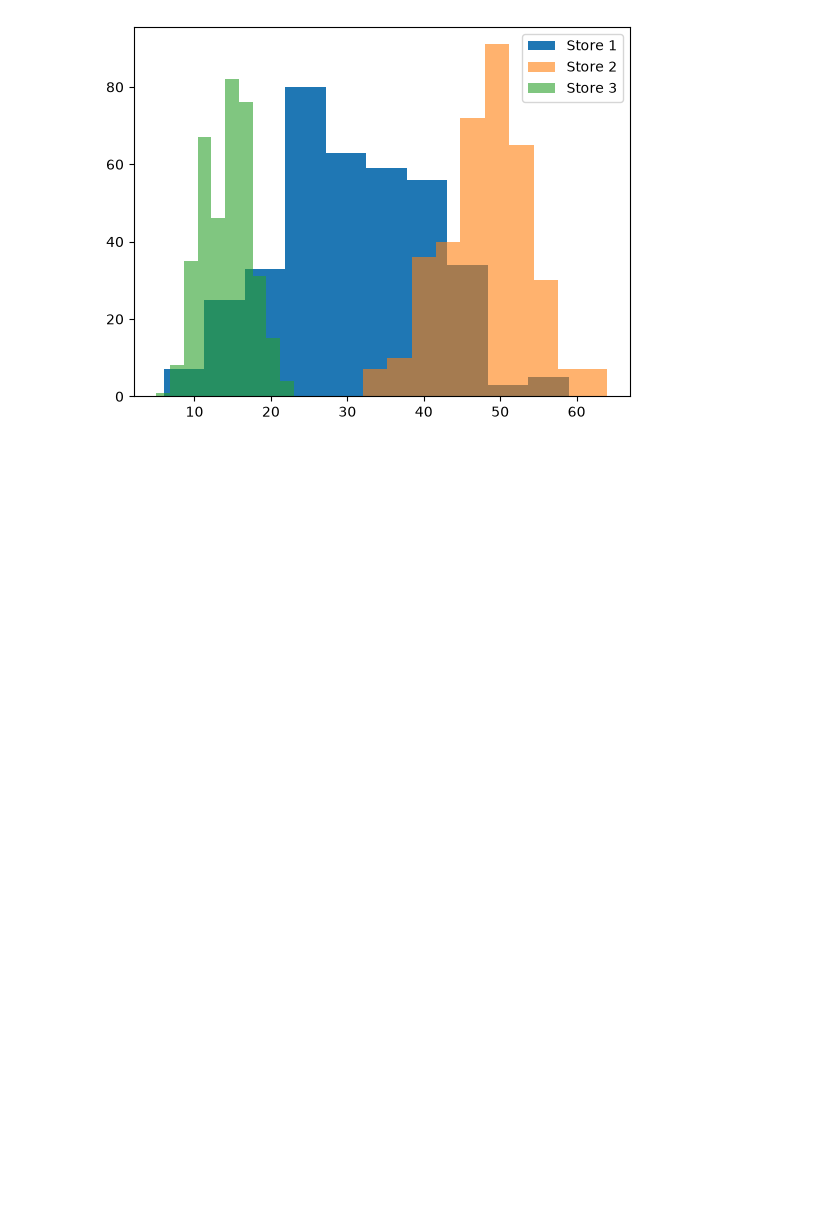
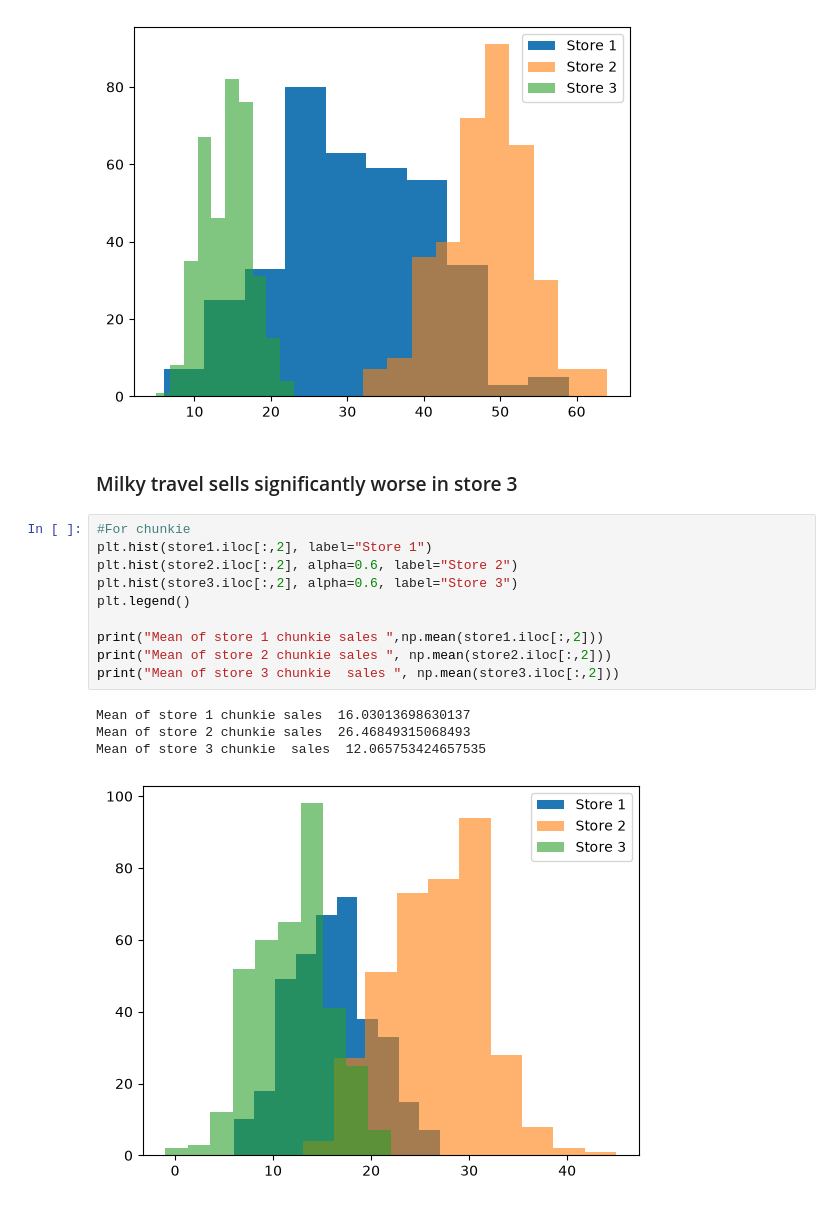
Before and after one commit to JosephDThomas/Chocolate-Sales, a Jupyter notebook: chocolate_analysis.ipynb, the cells around one changed output. Drawn from its saved outputs; the diff is of its cells as text; blank space fills up the shorter version.

```diff
--- a/chocolate_analysis.ipynb
+++ b/chocolate_analysis.ipynb
@@ -96,3 +98,20 @@ Mean of store 1 milky travel sales  30.654794520547945
 Mean of store 2 milky travel sales  48.04931506849315
 Mean of store 3 milky travel sales  14.175342465753424
 [figure]
+# %% [markdown]
+### Milky travel sells significantly worse in store 3
+# %%
+#For chunkie
+plt.hist(store1.iloc[:,2], label="Store 1")
+plt.hist(store2.iloc[:,2], alpha=0.6, label="Store 2")
+plt.hist(store3.iloc[:,2], alpha=0.6, label="Store 3")
+plt.legend()
+
+print("Mean of store 1 chunkie sales ",np.mean(store1.iloc[:,2]))
+print("Mean of store 2 chunkie sales ", np.mean(store2.iloc[:,2]))
+print("Mean of store 3 chunkie  sales ", np.mean(store3.iloc[:,2]))
+# %% [output]
+Mean of store 1 chunkie sales  16.03013698630137
+Mean of store 2 chunkie sales  26.46849315068493
+Mean of store 3 chunkie  sales  12.065753424657535
+[figure, added]
```
Also changed, not shown: parts of 7 cells of this notebook, 4 other files.
